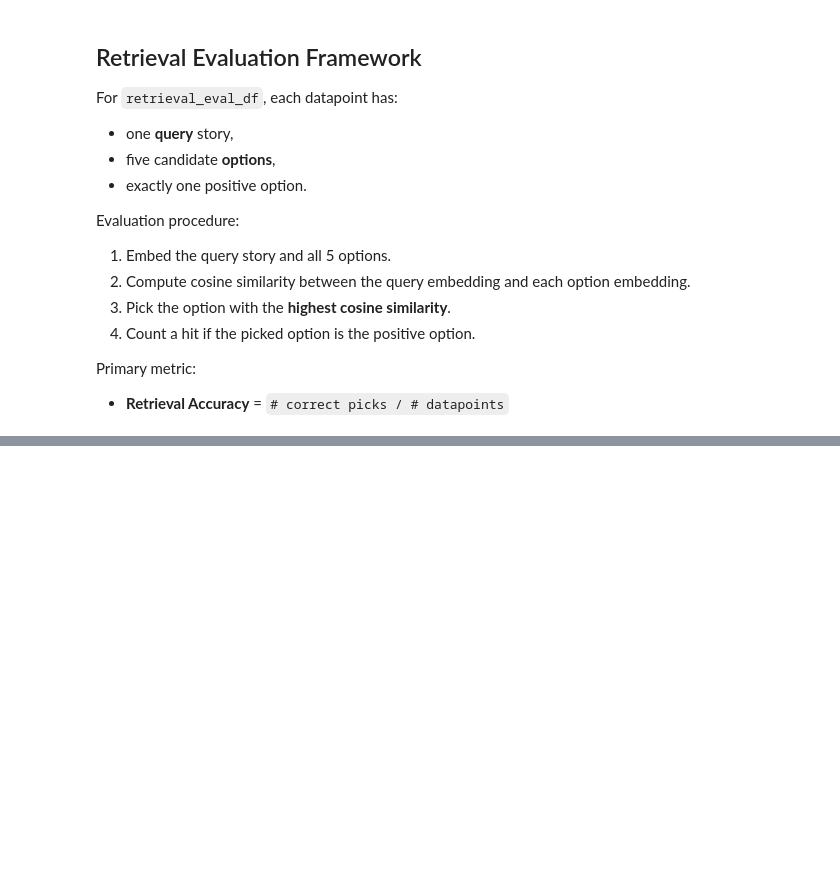
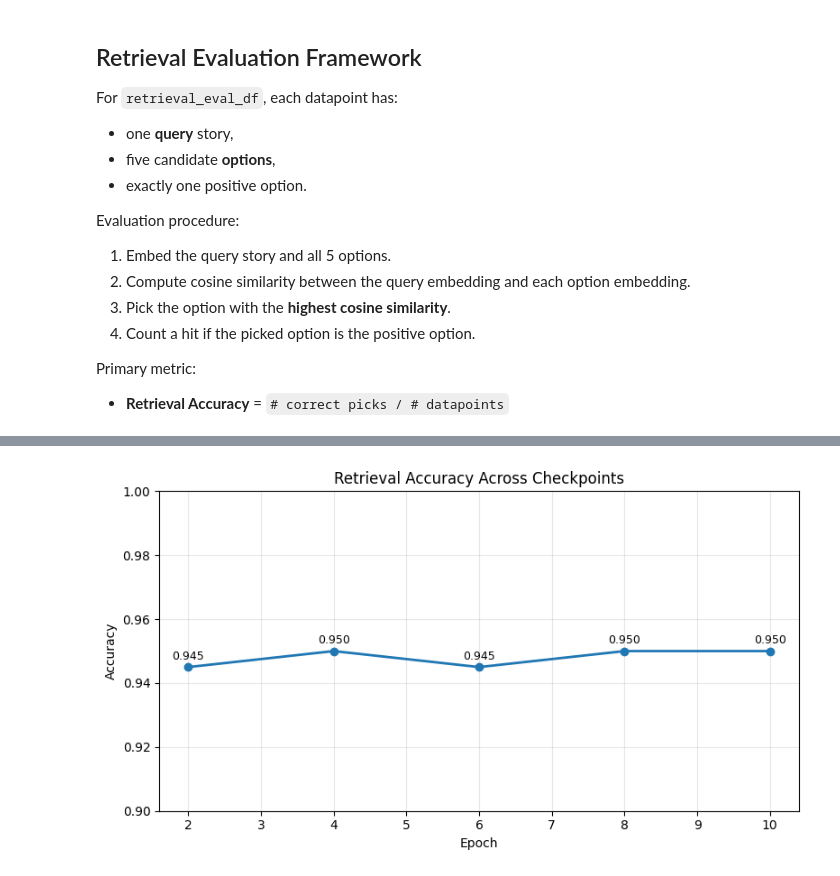
Before and after one commit to shaayaansh/NarrativeSimilarity, a Jupyter notebook: src/eval_embeddings.ipynb, the cells around one changed output, grey strips where cells are left out. Saved outputs shown, nothing was run; the diff lists cells and outputs as text; code cells hidden in the pictures; blank space fills up the shorter version.

Commit message:
evaluate embedding checkpoints for retrieval task

```diff
--- a/src/eval_embeddings.ipynb
+++ b/src/eval_embeddings.ipynb
@@ -543,7 +543,7 @@ import torch.nn.functional as F
 from transformers import AutoTokenizer, AutoModel
 
 RETRIEVAL_EVAL_PATH = PROJECT_ROOT / 'data' / 'eval_data' / 'retrieval_eval_df.csv'
-CHECKPOINTS_ROOT = Path('/scratch/shayan/Projects/NarrativeSimilarity/artifacts/e5_mistral_structural_finetune')
+CHECKPOINTS_ROOT = Path('/scratch/shayan/Projects/NarrativeSimilarity/artifacts/e5_mistral_structural_finetune/checkpoints')
 
 if not RETRIEVAL_EVAL_PATH.exists():
     raise FileNotFoundError(f'retrieval eval file not found: {RETRIEVAL_EVAL_PATH}')
@@ -600,7 +600,7 @@ def _embed_texts(model, tokenizer, texts, batch_size=8, max_length=1024):
         h = model(**enc).last_hidden_state
         pooled = _mean_pool(h, enc['attention_mask'])
         pooled = F.normalize(pooled, p=2, dim=1)
-        out.append(pooled.detach().cpu())
+        out.append(pooled.detach().float().cpu())
     return torch.cat(out, dim=0)
 
 
@@ -672,28 +695,30 @@ print('\nSaved:', out_csv)
 # %%
 # Plot retrieval accuracy by checkpoint epoch.
 
 import matplotlib.pyplot as plt
 
 if 'retrieval_ckpt_metrics_df' not in globals() or retrieval_ckpt_metrics_df.empty:
     raise RuntimeError('retrieval_ckpt_metrics_df is missing or empty. Run the retrieval multi-checkpoint cell first.')
 
 plot_df = retrieval_ckpt_metrics_df.sort_values('epoch').copy()
 
 plt.figure(figsize=(8, 4.5))
 plt.plot(
     plot_df['epoch'],
     plot_df['retrieval_accuracy'],
     marker='o',
     linewidth=2,
 )
 
 for _, r in plot_df.iterrows():
     plt.annotate(f"{r['retrieval_accuracy']:.3f}", (r['epoch'], r['retrieval_accuracy']), textcoords='offset points', xytext=(0, 6), ha='center', fontsize=9)
 
 plt.title('Retrieval Accuracy Across Checkpoints')
 plt.xlabel('Epoch')
 plt.ylabel('Accuracy')
-plt.ylim(0.0, 1.0)
+plt.ylim(0.9, 1.0)
 plt.grid(True, alpha=0.3)
 plt.tight_layout()
 plt.show()
+# %% [output]
+[figure, added]
```
Also changed, not shown: parts of 1 cell of this notebook, 1 other file.
